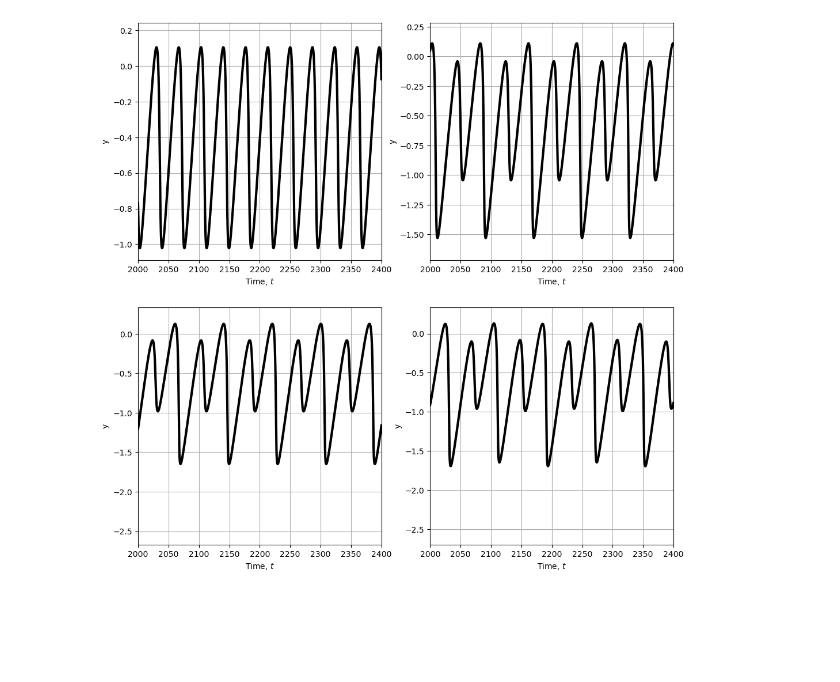
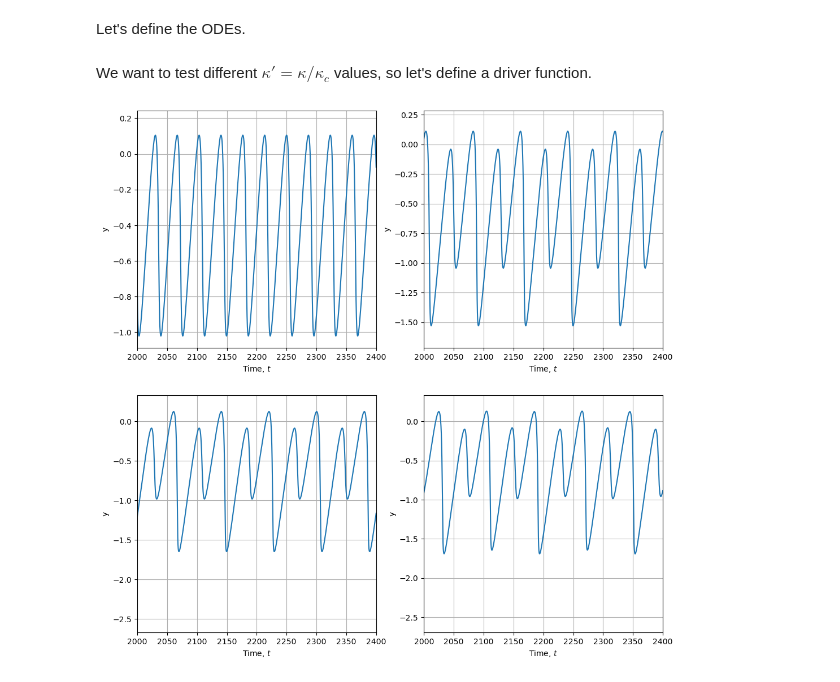
Before and after one commit to dunyuliu/Earth_From_Lab_To_Planet_Tutorials, a Jupyter notebook: Module2.2_TwoStateVariableRSFDeterministicChaos.ipynb, the cells around one changed output. Cells and saved outputs as stored; diff of their text form; code cells hidden in the pictures; blank space fills up the shorter version.

```diff
--- a/Module2.2_TwoStateVariableRSFDeterministicChaos.ipynb
+++ b/Module2.2_TwoStateVariableRSFDeterministicChaos.ipynb
@@ -120,0 +71,2 @@ def odeSolverScipy(kappaPrime, t):
+# %% [markdown]
+Let's define the ODEs.
@@ -121,29 +84,27 @@ def odeSolverScipy(kappaPrime, t):
+# %% [markdown]
+We want to test different $\kappa' = \kappa/\kappa_c$ values, so let's define a driver function.
 # %%
+# driver function, provide kappa', in multiples of critical kappa
 def main(kappaPrime, T1, Tshow, dt, plot = True):
     par      = parameters()
     t        = np.linspace(0, T, Nt)
-    ndim     = 3
 
-    sol      = np.zeros((Nt,3))
-
-    par.kappa= calcKappa(kappaPrime, par)
+    par.kappa= calcKappac(kappaPrime, par) # convert kappa' to actual kappa
     xInit    = [0.05, 0., 0.] # Figure 2 in Becker (2000).
-    sol      = rsfOdeSolverTwoStateVar(t, xInit, 'runge_kutta', ndim, par)
+    sol      = ode_solver_scipy(xInit,t,par)
 
     if plot == True:
-        fig  = plt.figure(figsize=(4,4), dpi= 100, facecolor='w', edgecolor='k')
-        plt.plot(t, sol[:,1], 'k',    label='runge_kutta',       linewidth=3)
-        plt.grid()
-        plt.xlabel("Time, $t$")
-        plt.ylabel("y")
-        plt.xlim(left = T1, right = T)
 
         Nt1   = int(T1/dt)
         fig   = plt.figure()
         ax    = plt.axes(projection='3d')
-        ax.plot3D(sol[Nt1:Nt,0], sol[Nt1:Nt,1], sol[Nt1:Nt,2])
-        ax.set_title('Phase space trajectories');
+        pind = range(Nt1,Nt,1)
+        ax.plot3D(sol[pind,0], sol[pind,1], sol[pind,2])
+        ax.grid()
         ax.set_xlabel('x')
         ax.set_ylabel('y')
         ax.set_zlabel('z')
+        plt.show()
+
+
     return sol
@@ -154,45 +111,36 @@ solver = 2 # scipy ode solver
 # %%
-# plot 4 kappaPrime cases.
-# Time series.
 T1        = 2000       # starting time to show results
 Tshow     = 400        # time window to show the results
 T         = T1 + Tshow # total time of the series
 dt        = 0.04       # integration time step size
 Nt        = int(T/dt)  # total time steps
 t         = np.linspace(0, T, Nt) # creating time series
 res       = np.zeros((Nt,3,4))    # creating zero matrix to store four time series
 res1      = np.zeros((Nt,3,4))
 
 kappaPrime= 0.90
 res[:,:,0]  = main(kappaPrime, T1, Tshow, dt, plot=False)
-res1[:,:,0]  = odeSolverScipy(kappaPrime, t)
 
 kappaPrime= 0.86
 res[:,:,1]  = main(kappaPrime, T1, Tshow, dt, plot=False)
-res1[:,:,1]  = odeSolverScipy(kappaPrime, t)
 
 kappaPrime= 0.856
 res[:,:,2]  = main(kappaPrime, T1, Tshow, dt, plot=False)
-res1[:,:,2]  = odeSolverScipy(kappaPrime, t)
 
 kappaPrime= 0.8552
 res[:,:,3]  = main(kappaPrime, T1, Tshow, dt, plot=False)
-res1[:,:,3]  = odeSolverScipy(kappaPrime, t)
 
 
-fig       = plt.figure(figsize=(12,12), dpi= 100, facecolor='w', edgecolor='k')
+fig       = plt.figure(figsize=(12,12))
 for i in range(4):
     plt.subplot(2,2,i+1)
-    if solver == 1:
-        plt.plot(t, res[:,1,i], 'k',  linewidth=3)
-    elif solver == 2:
-        plt.plot(t, res1[:,1,i], 'k', linewidth=3)
+    plt.plot(t, res[:,1,i])
     plt.grid()
     plt.xlabel("Time, $t$")
     plt.ylabel("y")
     plt.xlim(left = T1, right = T)
 # %% [output]
-[figure, old version]
+[figure, new version]
 # %%
 # plot 3D phase space trajectories for the four cases.
 Nt1   = int(T1/dt)
```
Also changed, not shown: parts of 10 cells of this notebook, 1 other file.
